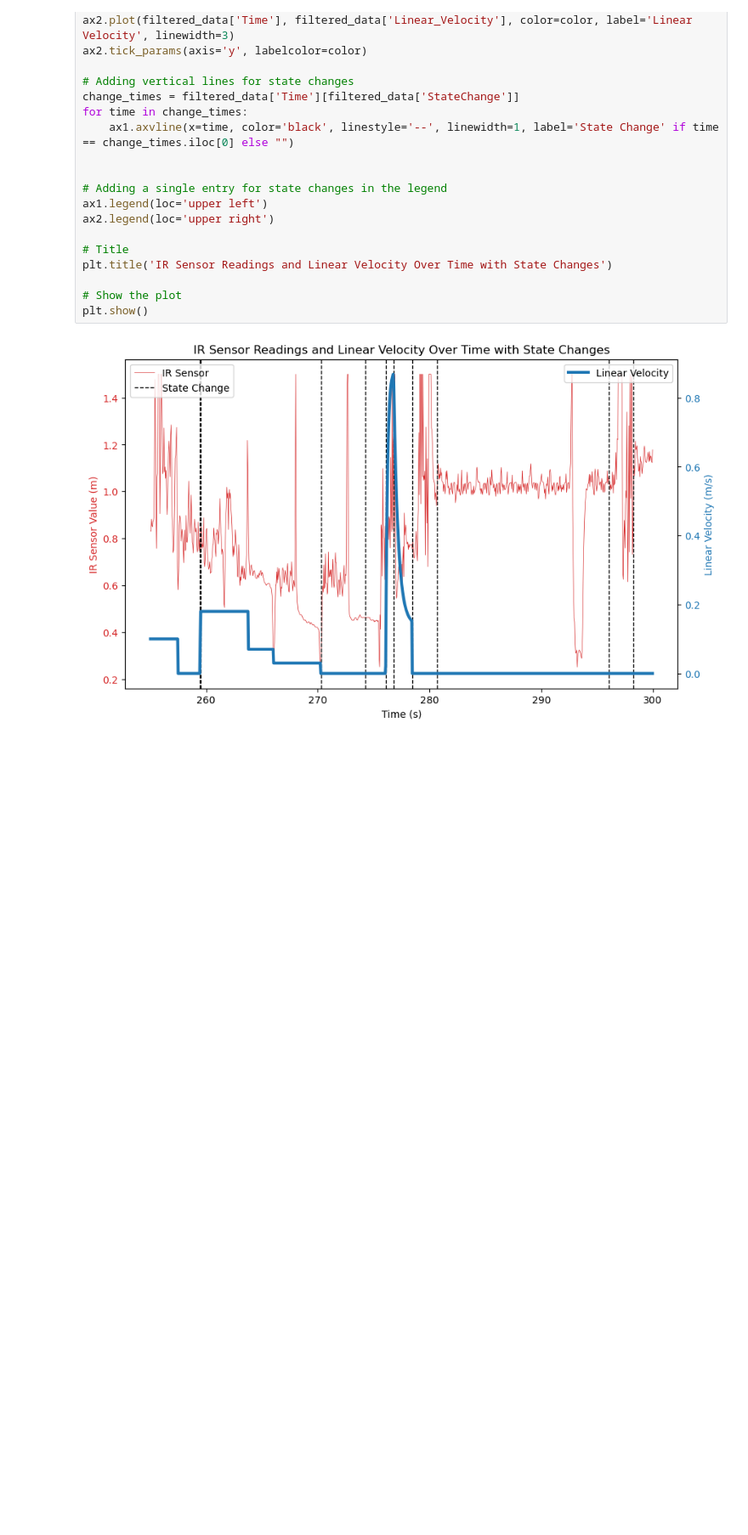
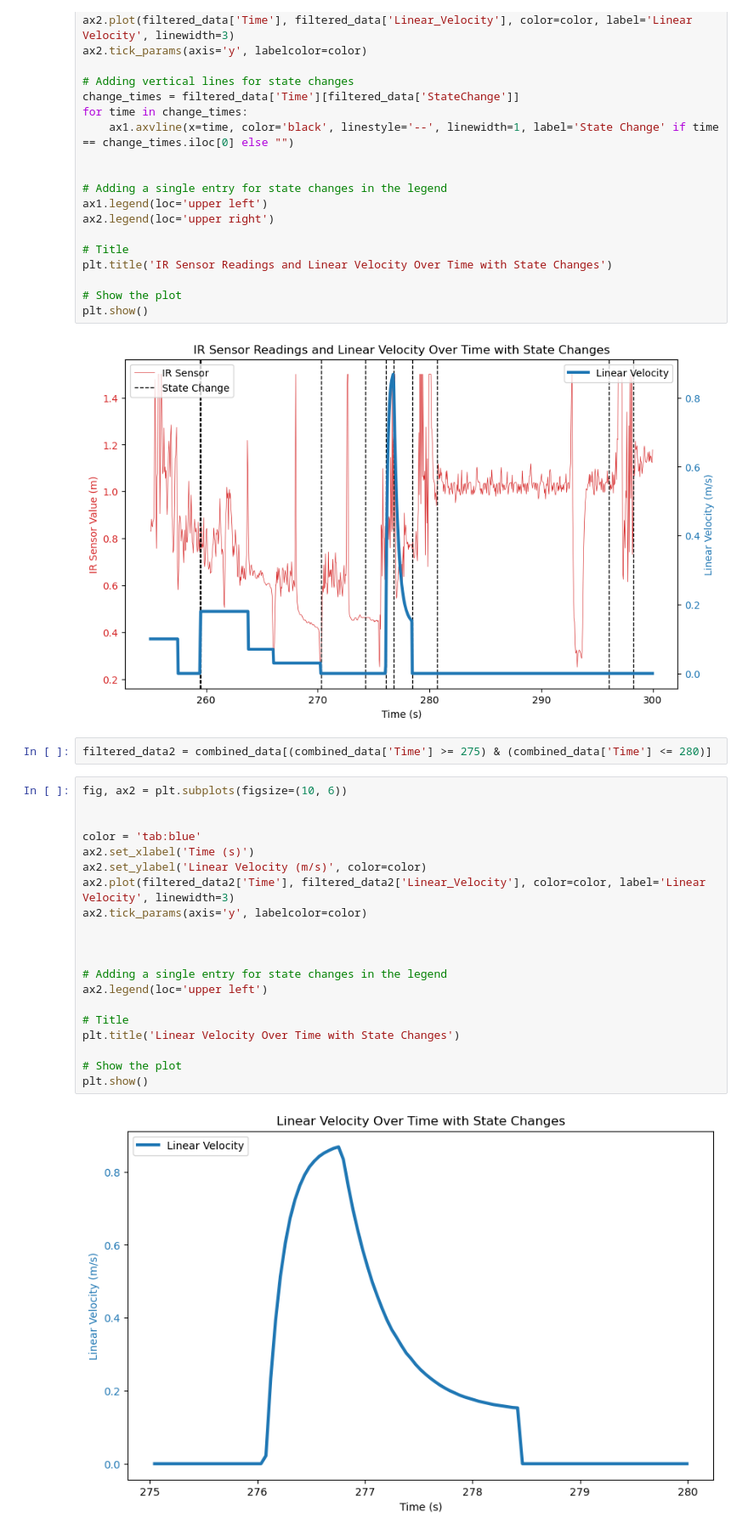
Before and after one commit to gummisig98/RobocupLogsForReport, a Jupyter notebook: test.ipynb, the cells around one changed output. Shown at 85% size. Cells and saved outputs as stored; diff of their text form; blank space fills up the shorter version.

```diff
--- a/test.ipynb
+++ b/test.ipynb
@@ -313,3 +313,27 @@ plt.title('IR Sensor Readings and Linear Velocity Over Time with State Changes')
 plt.show()
 # %% [output]
 [figure]
+# %%
+filtered_data2 = combined_data[(combined_data['Time'] >= 275) & (combined_data['Time'] <= 280)]
+# %%
+fig, ax2 = plt.subplots(figsize=(10, 6))
+
+
+color = 'tab:blue'
+ax2.set_xlabel('Time (s)')
+ax2.set_ylabel('Linear Velocity (m/s)', color=color)
+ax2.plot(filtered_data2['Time'], filtered_data2['Linear_Velocity'], color=color, label='Linear Velocity', linewidth=3)
+ax2.tick_params(axis='y', labelcolor=color)
+
+
+
+# Adding a single entry for state changes in the legend
+ax2.legend(loc='upper left')
+
+# Title
+plt.title('Linear Velocity Over Time with State Changes')
+
+# Show the plot
+plt.show()
+# %% [output]
+[figure, added]
```
Also changed, not shown: parts of 5 cells of this notebook.
